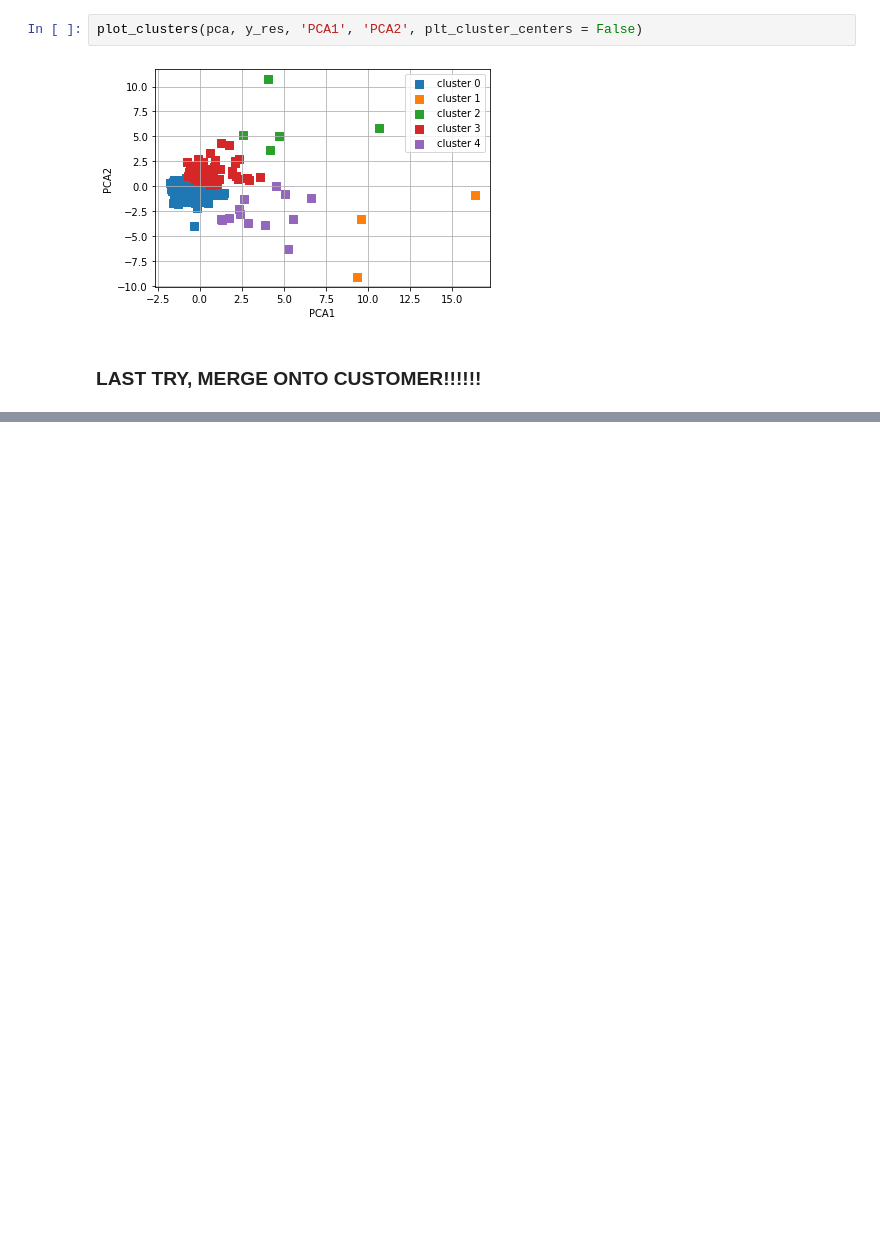
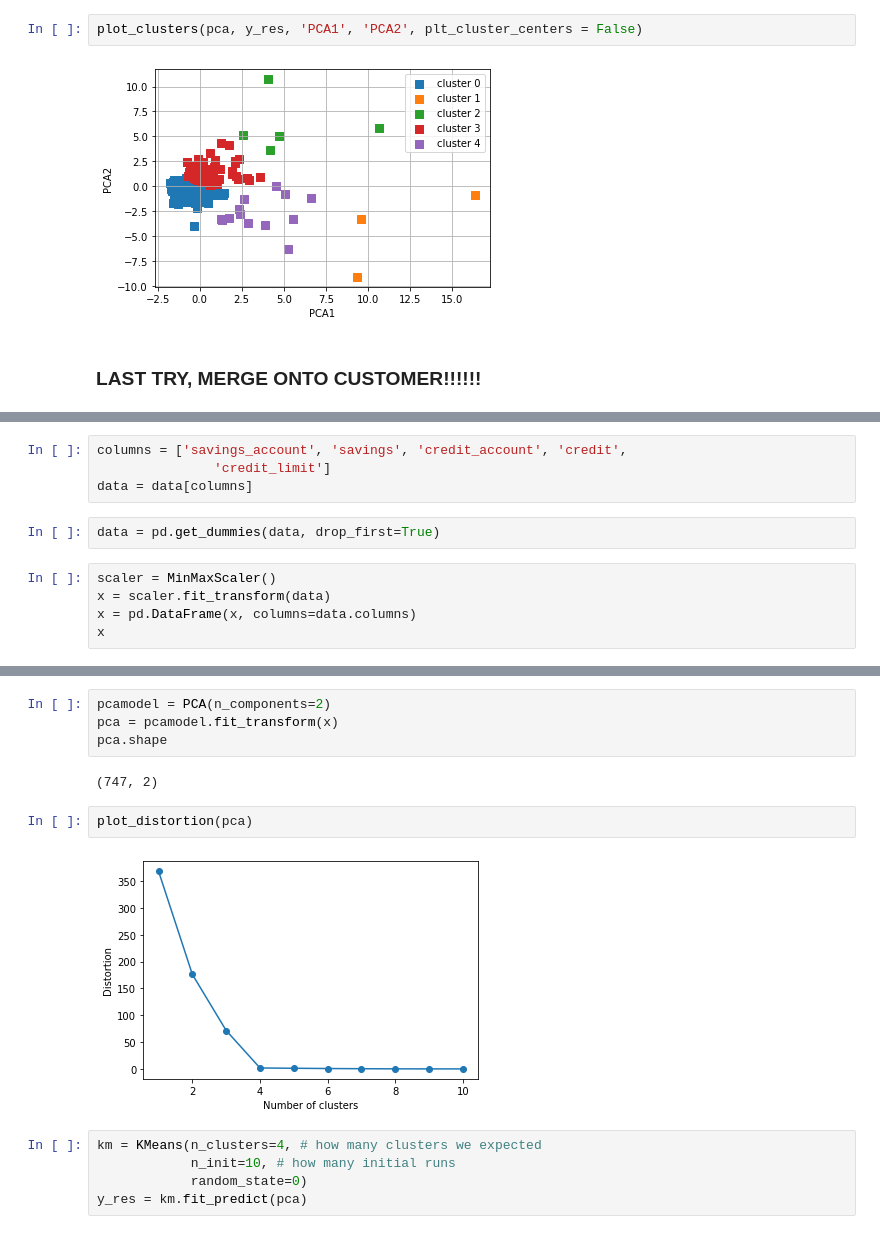
Before and after one commit to emre-bolcakan/miniproject-III, a Jupyter notebook: mini-project-III.ipynb, the cells around one changed output, grey strips where cells are left out. Drawn from its saved outputs; the diff is of its cells as text; blank space fills up the shorter version.

```diff
--- a/mini-project-III.ipynb
+++ b/mini-project-III.ipynb
@@ -995,0 +1020,11 @@ plot_clusters(pca, y_res, 'PCA1', 'PCA2', plt_cluster_centers = False)
+# %%
+columns = ['savings_account', 'savings', 'credit_account', 'credit',
+               'credit_limit']
+data = data[columns]
+# %%
+data = pd.get_dummies(data, drop_first=True)
+# %%
+scaler = MinMaxScaler()
+x = scaler.fit_transform(data)
+x = pd.DataFrame(x, columns=data.columns)
+x
@@ -995,0 +1045,15 @@ plot_clusters(pca, y_res, 'PCA1', 'PCA2', plt_cluster_centers = False)
+# %%
+pcamodel = PCA(n_components=2)
+pca = pcamodel.fit_transform(x)
+pca.shape
+# %% [output]
+(747, 2)
+# %%
+plot_distortion(pca)
+# %% [output]
+[figure, added]
+# %%
+km = KMeans(n_clusters=4, # how many clusters we expected
+            n_init=10, # how many initial runs
+            random_state=0)
+y_res = km.fit_predict(pca)
```
Also changed, not shown: parts of 17 cells of this notebook.
